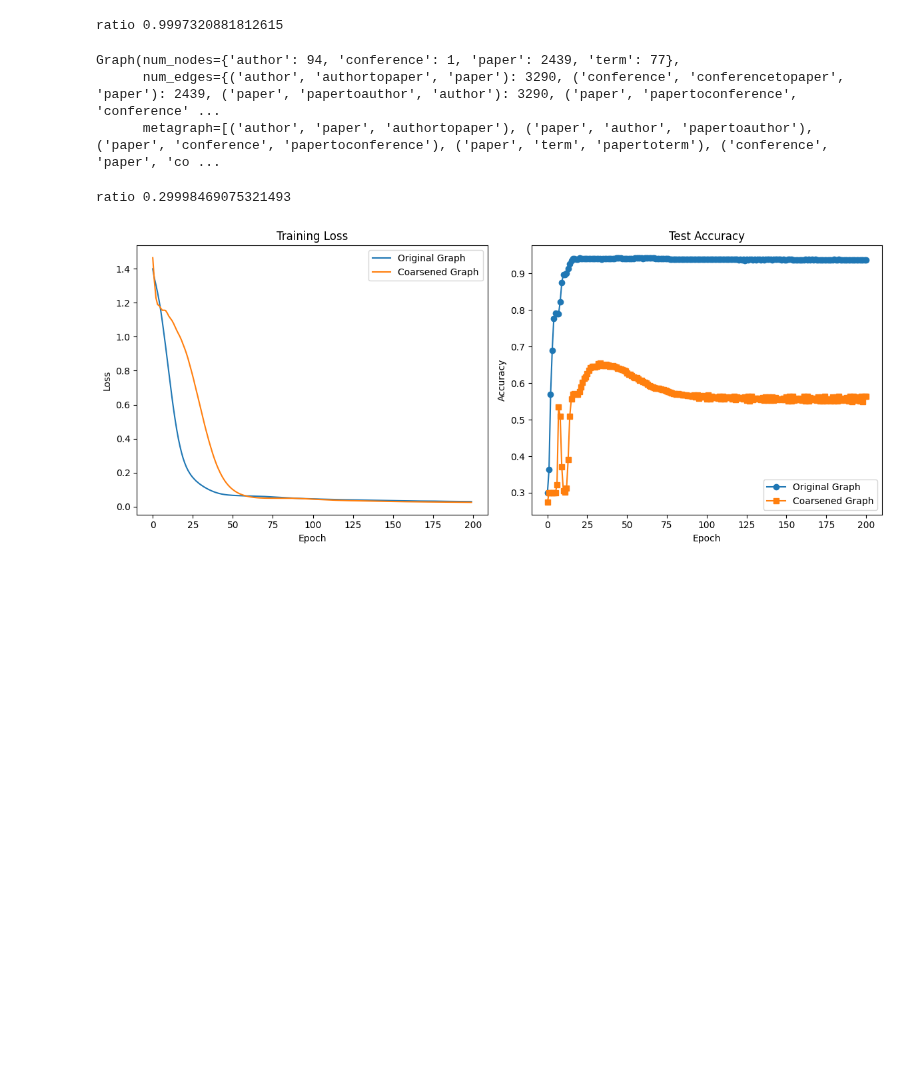
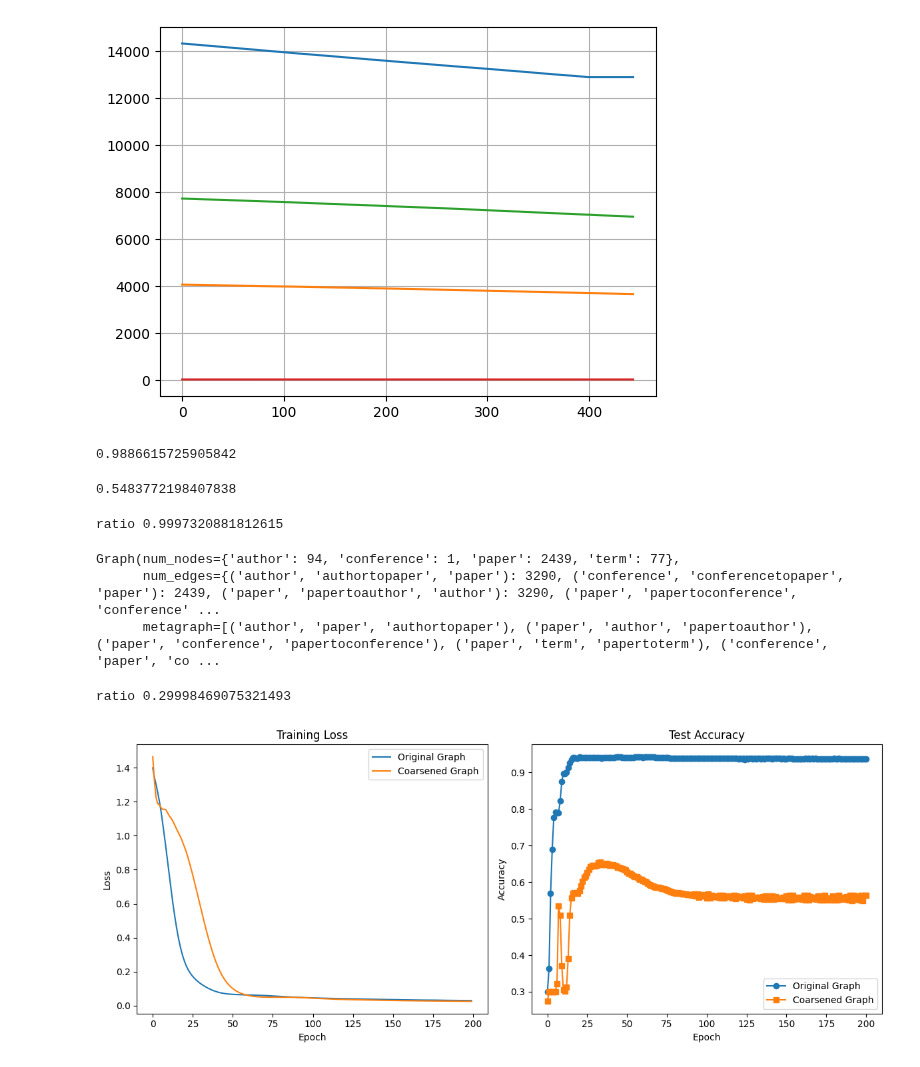
Before and after one commit to Robino-CK/hetero-conv-matching, a Jupyter notebook: tests_dblp copy.ipynb, the cells around one changed output. Cells and saved outputs as stored; diff of their text form; code cells hidden in the pictures; blank space fills up the shorter version.

```diff
--- a/tests_dblp copy.ipynb
+++ b/tests_dblp copy.ipynb
@@ -12,5 +12,5 @@ torch.cuda.empty_cache()
 
 dataset = DBLP()
 original_graph = dataset.load_graph(n_components=30)
-device= "cuda:3"
+device= "cuda:0"
 original_graph = original_graph.to(device)
@@ -19,8 +25,8 @@ original_graph = original_graph.to(device)
 num_nearest_init_neighbors_per_type = {"papertoauthor": 50, "authortopaper": 50, "conferencetopaper":50, "papertoconference":50,"papertoterm":50, "termtopaper":50, "author":50 , "paper":50, "conference": 50, "term":50}
 from Projections.CCA import CCA
 coarsener = HeteroRGCNCoarsener(original_graph, num_nearest_init_neighbors_per_type, use_zscore=False,device=device,
-                                cca_cls=CCA, checkpoints=[0.9, 0.5, 0.3,0.1], folder_name="dblp_cca_new", batch_size=None,
-                                pairs_per_level=20,norm_p=1, approx_neigh=True, add_feat=True, use_out_degree=False)
+                                cca_cls=CCA, checkpoints=[0.9], folder_name="dblp_cca_new", batch_size=None,
+                                pairs_per_level=5,norm_p=1, approx_neigh=True, add_feat=True, use_out_degree=False)
 
 coarsener.init()
 
@@ -52,0 +63,3 @@ step: 99, ratio: 0.9582057562767912
+# %%
+coarsener.checkpoints = [0.9,0.8]
+coarsener.summarize()
@@ -53,3 +101,37 @@ step: 99, ratio: 0.9582057562767912
+# %%
+import matplotlib.pyplot as plt
+
+x = range(len(coarsener.metrics["num_nodes"]["paper"]))
+y1 = [i for i in coarsener.metrics["num_nodes"]["paper"]]
+y2 = [i for i in coarsener.metrics["num_nodes"]["author"]]
+y3 = [i for i in coarsener.metrics["num_nodes"]["term"]]
+y4 = [i for i in coarsener.metrics["num_nodes"]["conference"]]
+
+
+plt.plot(x, coarsener.metrics["num_nodes"]["paper"])
+plt.plot(x, y2)
+plt.plot(x, y3)
+plt.plot(x, y4)
+
+plt.grid(True)
+plt.show()
+# %% [output]
+[figure, added]
+# %%
+coarsener.summarized_graph.num_nodes(ntype="paper") /original_graph.num_nodes(ntype="paper")
+
+
+coarsener.summarized_graph.num_nodes(ntype="author") /original_graph.num_nodes(ntype="author")
+# %% [output]
+0.9886615725905842
+# %%
+
+
+coarsener.summarized_graph.num_nodes(ntype="paper") / coarsener.summarized_graph.num_nodes()
+
+original_graph.num_nodes(ntype="paper") /original_graph.num_nodes()
+# %% [output]
+0.5483772198407838
 # %%
 import pickle
 with open(f'results/dblp_cca/0.1', 'rb') as fh:
```
Also changed, not shown: parts of 4 cells of this notebook, 2 other files.
